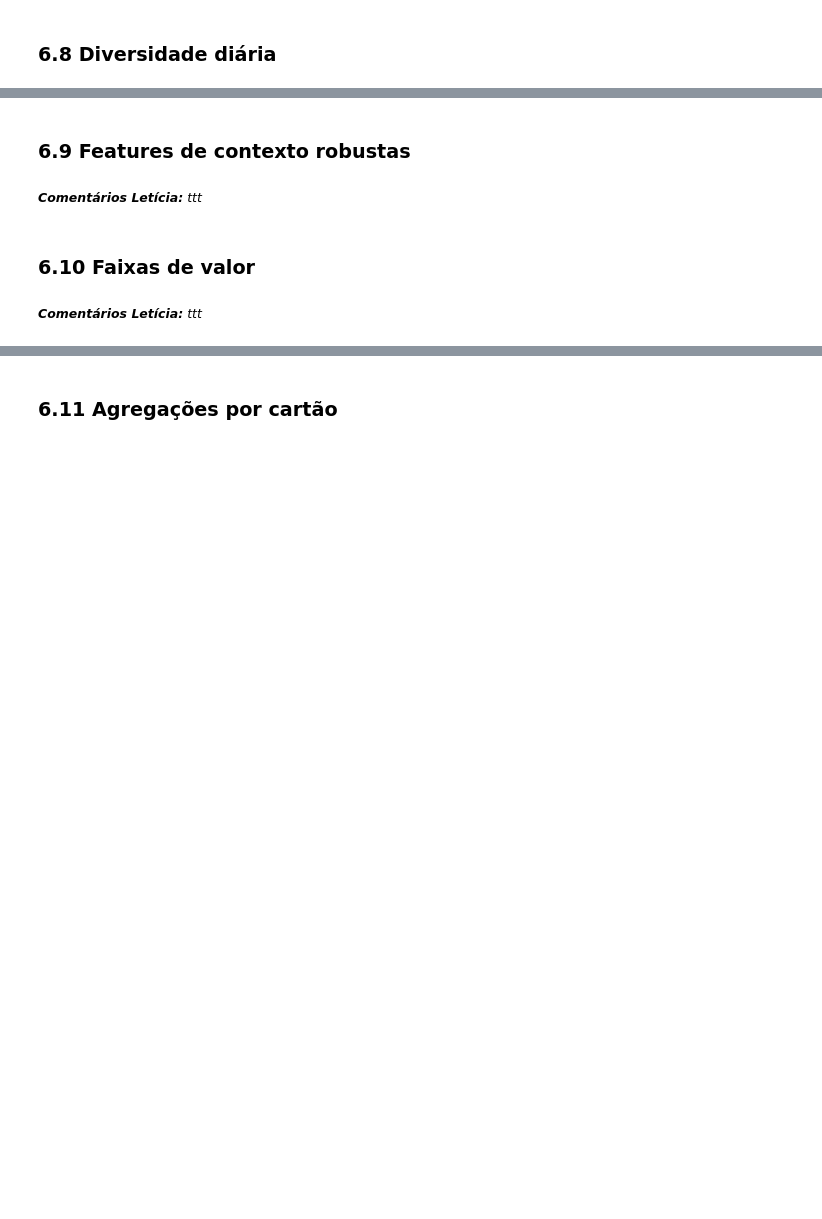
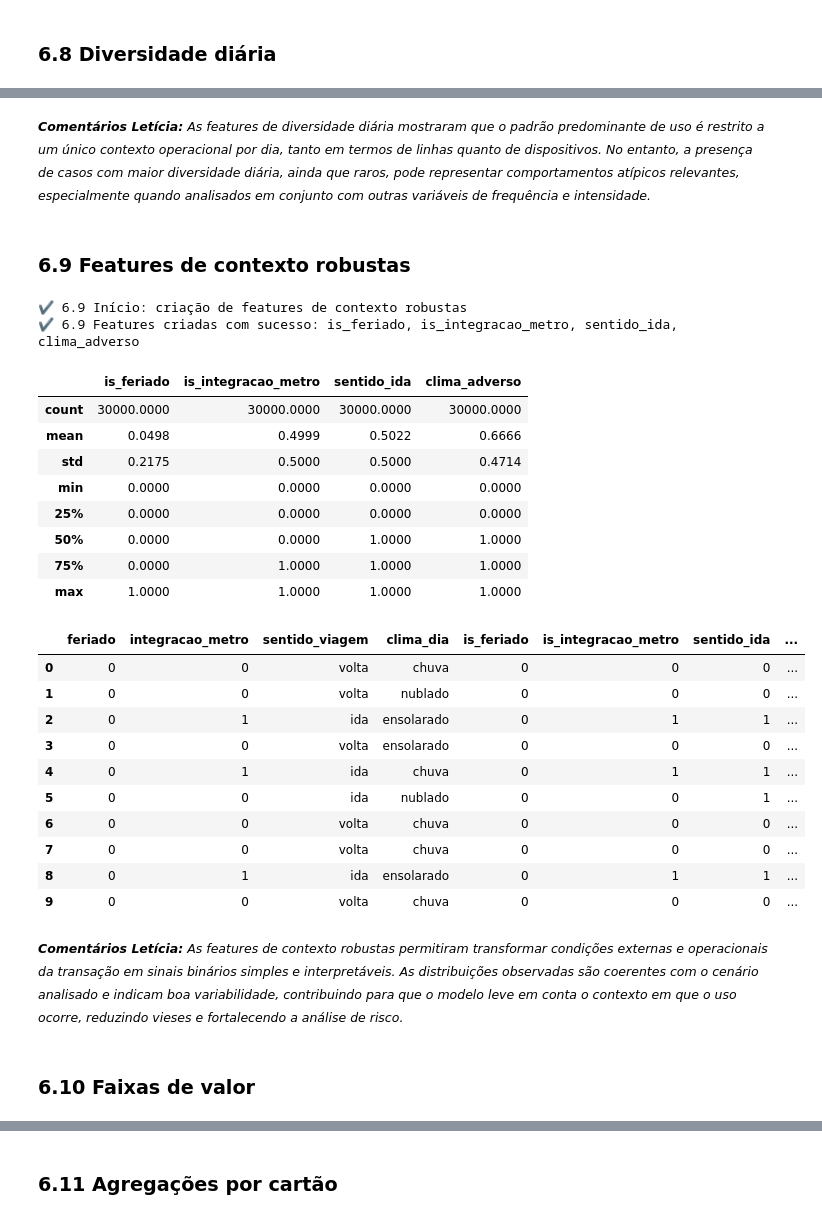
Before and after one commit to lpdata/fraude_bilhetagem, a Jupyter notebook: notebooks/02_tratamento_features.ipynb, the cells around one changed output, grey strips where cells are left out. Drawn from its saved outputs; the diff is of its cells as text; code cells hidden in the pictures; blank space fills up the shorter version.

```diff
--- a/notebooks/02_tratamento_features.ipynb
+++ b/notebooks/02_tratamento_features.ipynb
@@ -873,0 +923,12 @@ Duplicatas em id_transacao: 0
+# %%
+# Tempo de vida do cartão em dias no momento da transação
+df['tempo_vida_cartao_dias'] = (
+    df['ts_transacao'] - df['dt_emissao_cartao']
+).dt.days
+
+checkpoint("Feature criada: tempo_vida_cartao_dias")
+
+display(
+    df['tempo_vida_cartao_dias']
+    .describe()
+)
@@ -894,8 +1198,63 @@ Duplicatas em id_transacao: 0
+# %% [markdown]
+<small>***Comentários Letícia:** As features de diversidade diária mostraram que o padrão predominante de uso é restrito a um único contexto operacional por dia, tanto em termos de linhas quanto de dispositivos. No entanto, a presença de casos com maior diversidade diária, ainda que raros, pode representar comportamentos atípicos relevantes, especialmente quando analisados em conjunto com outras variáveis de frequência e intensidade.*</small>
 # %% [markdown]
 ### 6.9 Features de contexto robustas
-# %% [markdown]
-<small>***Comentários Letícia:** ttt*</small>
+# %%
+checkpoint("6.9 Início: criação de features de contexto robustas")
+
+# Indicador de transação em dia de feriado (garantia de binário)
+df['is_feriado'] = df['feriado'].astype(int)
+
+# Indicador de integração com metrô
+df['is_integracao_metro'] = df['integracao_metro'].astype(int)
+
+# Indicador de sentido da viagem (ida = 1, volta = 0)
+df['sentido_ida'] = (df['sentido_viagem'] == 'ida').astype(int)
+
+# Clima: indicador de condição potencialmente adversa
+df['clima_adverso'] = df['clima_dia'].isin(['chuva', 'nublado']).astype(int)
+
+checkpoint(
+    "6.9 Features criadas com sucesso: "
+    "is_feriado, is_integracao_metro, sentido_ida, clima_adverso"
+)
+
+display(
+    df[
+        ['is_feriado', 'is_integracao_metro', 'sentido_ida', 'clima_adverso']
+    ].describe()
+)
+
+display(
+    df[
+        ['feriado', 'integracao_metro', 'sentido_viagem', 'clima_dia',
+         'is_feriado', 'is_integracao_metro', 'sentido_ida', 'clima_adverso']
+    ].head(10)
+)
+# %% [output]
+✔ 6.9 Início: criação de features de contexto robustas
+✔ 6.9 Features criadas com sucesso: is_feriado, is_integracao_metro, sentido_ida, clima_adverso
+|  | is_feriado | is_integracao_metro | sentido_ida | clima_adverso |
+| count | 30000.0000 | 30000.0000 | 30000.0000 | 30000.0000 |
+| mean | 0.0498 | 0.4999 | 0.5022 | 0.6666 |
+| std | 0.2175 | 0.5000 | 0.5000 | 0.4714 |
+| min | 0.0000 | 0.0000 | 0.0000 | 0.0000 |
+| 25% | 0.0000 | 0.0000 | 0.0000 | 0.0000 |
+| 50% | 0.0000 | 0.0000 | 1.0000 | 1.0000 |
+| 75% | 0.0000 | 1.0000 | 1.0000 | 1.0000 |
+| max | 1.0000 | 1.0000 | 1.0000 | 1.0000 |
+|  | feriado | integracao_metro | sentido_viagem | clima_dia | is_feriado | is_integracao_metro | sentido_ida | ... |
+| 0 | 0 | 0 | volta | chuva | 0 | 0 | 0 | ... |
+| 1 | 0 | 0 | volta | nublado | 0 | 0 | 0 | ... |
+| 2 | 0 | 1 | ida | ensolarado | 0 | 1 | 1 | ... |
+| 3 | 0 | 0 | volta | ensolarado | 0 | 0 | 0 | ... |
+| 4 | 0 | 1 | ida | chuva | 0 | 1 | 1 | ... |
+| 5 | 0 | 0 | ida | nublado | 0 | 0 | 1 | ... |
+| 6 | 0 | 0 | volta | chuva | 0 | 0 | 0 | ... |
+| 7 | 0 | 0 | volta | chuva | 0 | 0 | 0 | ... |
+| 8 | 0 | 1 | ida | ensolarado | 0 | 1 | 1 | ... |
+| 9 | 0 | 0 | volta | chuva | 0 | 0 | 0 | ... |
+# %% [markdown]
+<small>***Comentários Letícia:** As features de contexto robustas permitiram transformar condições externas e operacionais da transação em sinais binários simples e interpretáveis. As distribuições observadas são coerentes com o cenário analisado e indicam boa variabilidade, contribuindo para que o modelo leve em conta o contexto em que o uso ocorre, reduzindo vieses e fortalecendo a análise de risco.*</small>
 # %% [markdown]
 ### 6.10 Faixas de valor
-# %% [markdown]
-<small>***Comentários Letícia:** ttt*</small>
```
Also changed, not shown: parts of 31 cells of this notebook.
